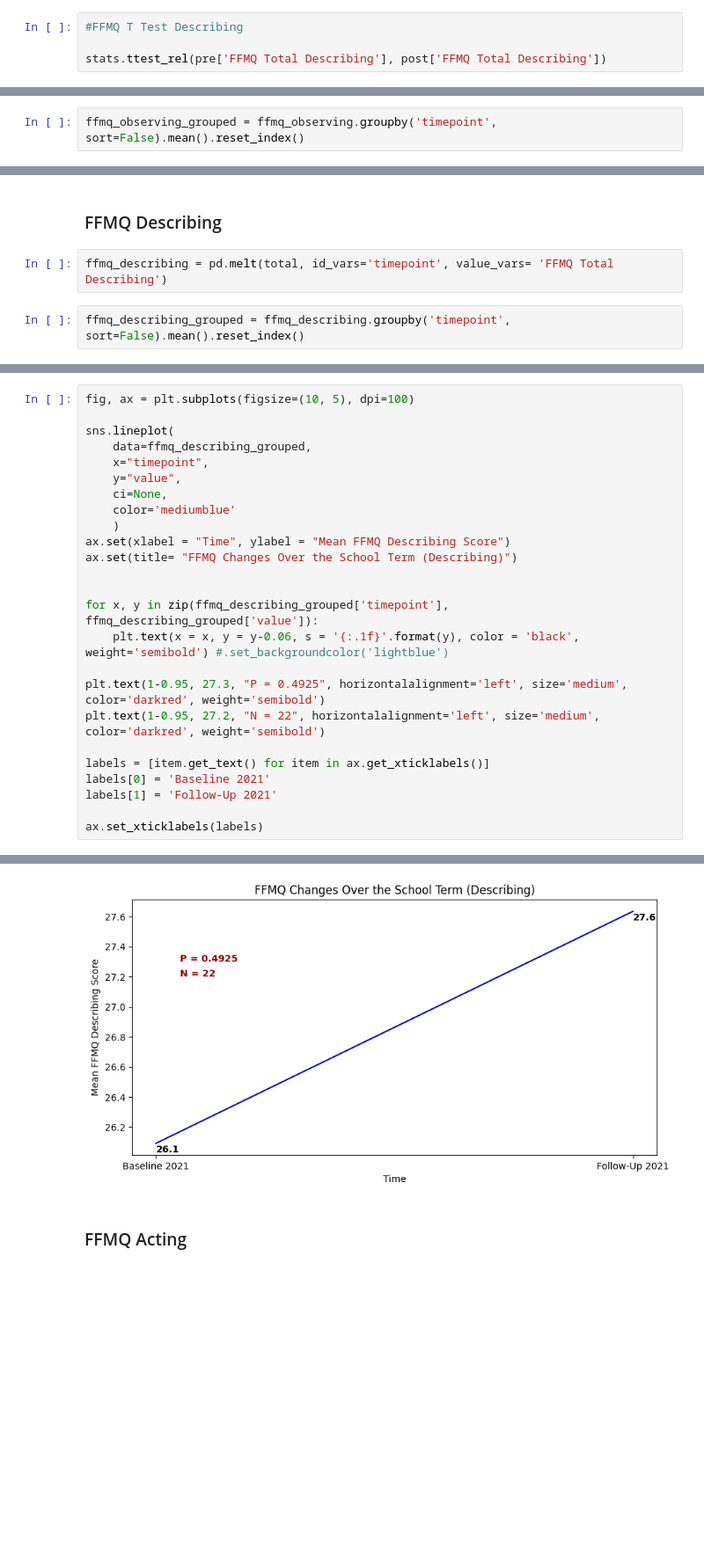
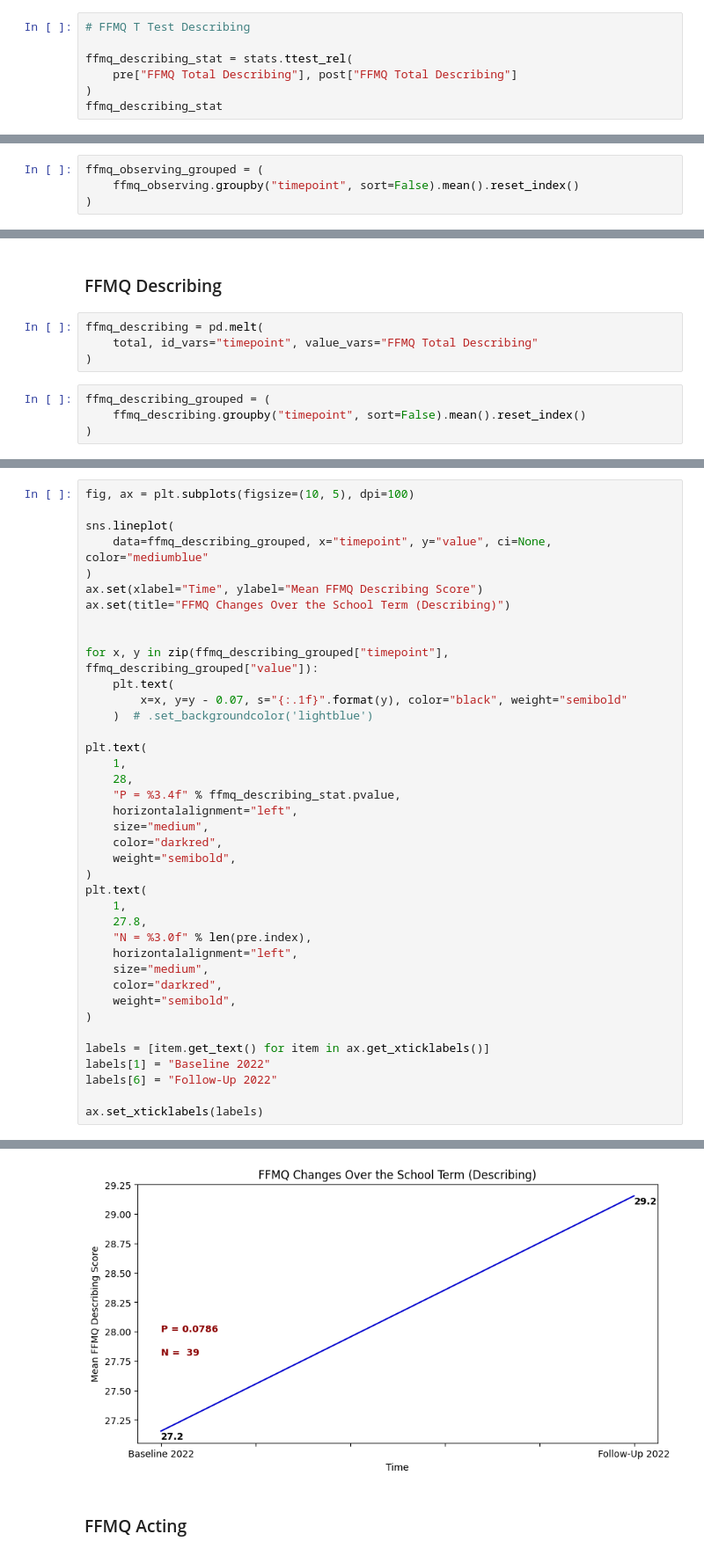
Before and after one commit to youribenadjaoud/PHP1880-stress-survey, a Jupyter notebook: stress_survey.ipynb, the cells around one changed output, grey strips where cells are left out. Shown at 88% size. Drawn from its saved outputs; the diff is of its cells as text; blank space fills up the shorter version.

```diff
--- a/stress_survey.ipynb
+++ b/stress_survey.ipynb
@@ -146,5 +224,8 @@ Ttest_relResult(statistic=-2.704714417157594, pvalue=0.013270406420299639)
 # %%
-#FFMQ T Test Describing
+# FFMQ T Test Describing
 
-stats.ttest_rel(pre['FFMQ Total Describing'], post['FFMQ Total Describing'])
+ffmq_describing_stat = stats.ttest_rel(
+    pre["FFMQ Total Describing"], post["FFMQ Total Describing"]
+)
+ffmq_describing_stat
 # %% [output]
@@ -299,5 +432,7 @@ ffmq_observing = pd.melt(total, id_vars='timepoint', value_vars= 'FFMQ Total Obs
 # %%
-ffmq_observing_grouped = ffmq_observing.groupby('timepoint', sort=False).mean().reset_index()
+ffmq_observing_grouped = (
+    ffmq_observing.groupby("timepoint", sort=False).mean().reset_index()
+)
 # %%
 ffmq_observing_grouped
 # %% [output]
@@ -335,9 +491,13 @@ ax.set_xticklabels(labels)
 # %% [markdown]
 ### FFMQ Describing
 # %%
-ffmq_describing = pd.melt(total, id_vars='timepoint', value_vars= 'FFMQ Total Describing')
+ffmq_describing = pd.melt(
+    total, id_vars="timepoint", value_vars="FFMQ Total Describing"
+)
 # %%
-ffmq_describing_grouped = ffmq_describing.groupby('timepoint', sort=False).mean().reset_index()
+ffmq_describing_grouped = (
+    ffmq_describing.groupby("timepoint", sort=False).mean().reset_index()
+)
 # %%
 ffmq_describing_grouped
 # %% [output]
@@ -348,25 +508,39 @@ ffmq_describing_grouped
 fig, ax = plt.subplots(figsize=(10, 5), dpi=100)
 
 sns.lineplot(
-    data=ffmq_describing_grouped,
-    x="timepoint",
-    y="value",
-    ci=None,
-    color='mediumblue'
-    )
-ax.set(xlabel = "Time", ylabel = "Mean FFMQ Describing Score")
-ax.set(title= "FFMQ Changes Over the School Term (Describing)")
+    data=ffmq_describing_grouped, x="timepoint", y="value", ci=None, color="mediumblue"
+)
+ax.set(xlabel="Time", ylabel="Mean FFMQ Describing Score")
+ax.set(title="FFMQ Changes Over the School Term (Describing)")
 
 
-for x, y in zip(ffmq_describing_grouped['timepoint'], ffmq_describing_grouped['value']):
-    plt.text(x = x, y = y-0.06, s = '{:.1f}'.format(y), color = 'black', weight='semibold') #.set_backgroundcolor('lightblue')
+for x, y in zip(ffmq_describing_grouped["timepoint"], ffmq_describing_grouped["value"]):
+    plt.text(
+        x=x, y=y - 0.07, s="{:.1f}".format(y), color="black", weight="semibold"
+    )  # .set_backgroundcolor('lightblue')
 
-plt.text(1-0.95, 27.3, "P = 0.4925", horizontalalignment='left', size='medium', color='darkred', weight='semibold')
-plt.text(1-0.95, 27.2, "N = 22", horizontalalignment='left', size='medium', color='darkred', weight='semibold')
+plt.text(
+    1,
+    28,
+    "P = %3.4f" % ffmq_describing_stat.pvalue,
+    horizontalalignment="left",
+    size="medium",
+    color="darkred",
+    weight="semibold",
+)
+plt.text(
+    1,
+    27.8,
+    "N = %3.0f" % len(pre.index),
+    horizontalalignment="left",
+    size="medium",
+    color="darkred",
+    weight="semibold",
+)
 
 labels = [item.get_text() for item in ax.get_xticklabels()]
-labels[0] = 'Baseline 2021'
-labels[1] = 'Follow-Up 2021'
+labels[1] = "Baseline 2022"
+labels[6] = "Follow-Up 2022"
 
 ax.set_xticklabels(labels)
 # %% [output]
@@ -374,4 +555,4 @@ ax.set_xticklabels(labels)
-[figure, old version]
+[figure, new version]
 # %% [markdown]
 ### FFMQ Acting
 # %%
```
Also changed, not shown: parts of 54 cells of this notebook, 5 other files.
